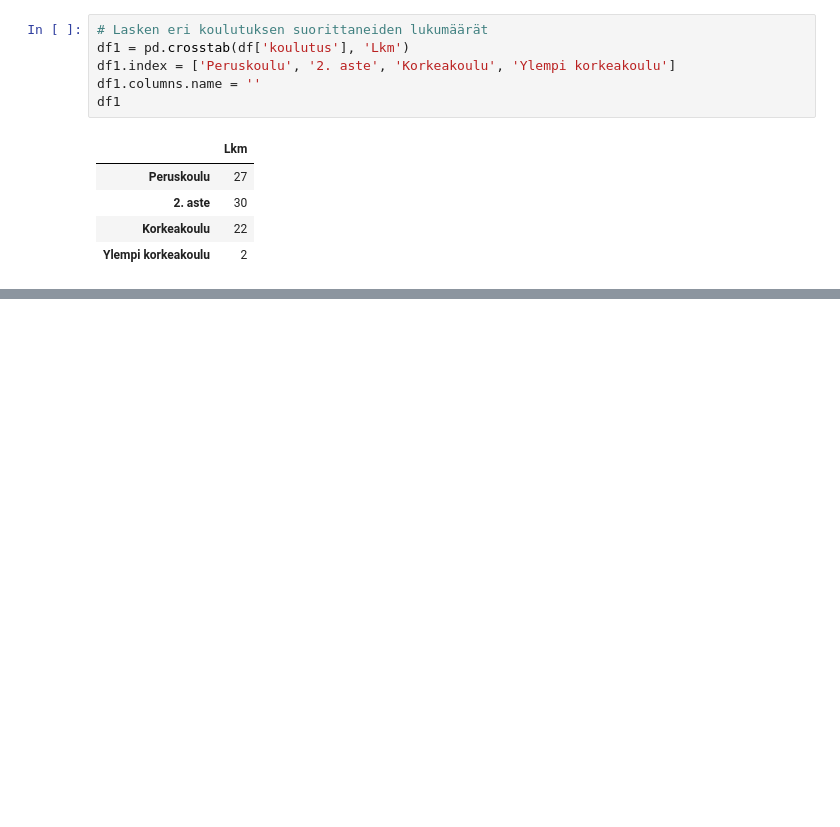
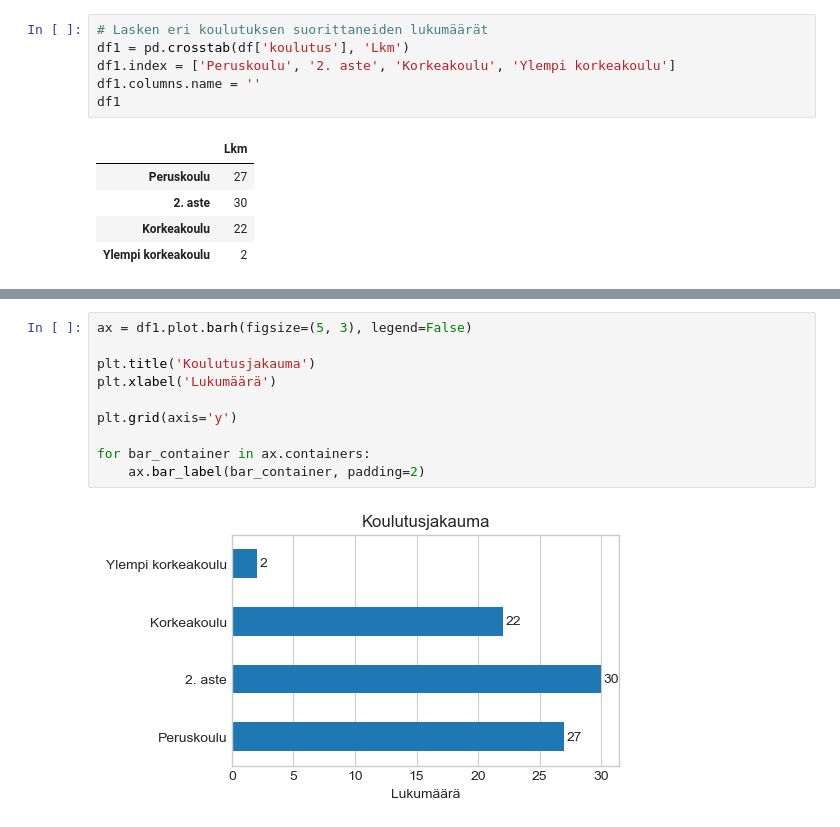
Before and after one commit to taanila/kaaviot, a Jupyter notebook: matplotlib1.ipynb, the cells around one changed output, grey strips where cells are left out. Drawn from its saved outputs; the diff is of its cells as text; blank space fills up the shorter version.

```diff
--- a/matplotlib1.ipynb
+++ b/matplotlib1.ipynb
@@ -136,0 +82,12 @@ for i, v in enumerate(df1['Lkm']):
+# %%
+ax = df1.plot.barh(figsize=(5, 3), legend=False)
+
+plt.title('Koulutusjakauma')
+plt.xlabel('Lukumäärä')
+
+plt.grid(axis='y')
+
+for bar_container in ax.containers:
+    ax.bar_label(bar_container, padding=2)
+# %% [output]
+[figure, added]
```
Also changed, not shown: parts of 23 cells of this notebook.
